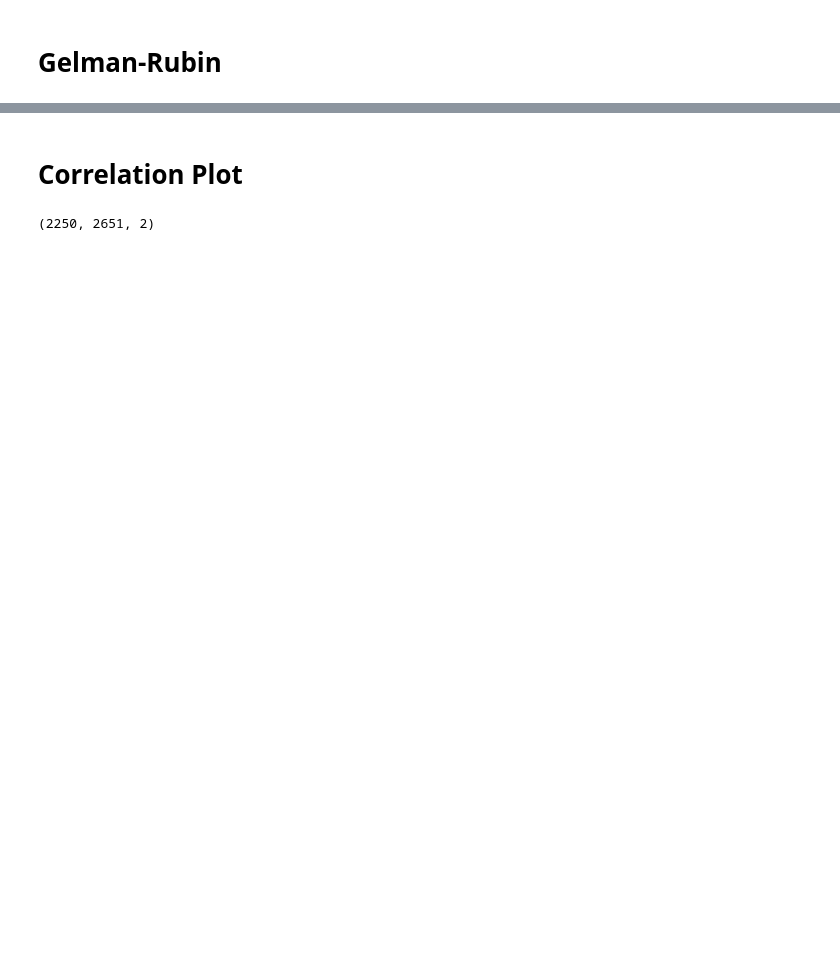
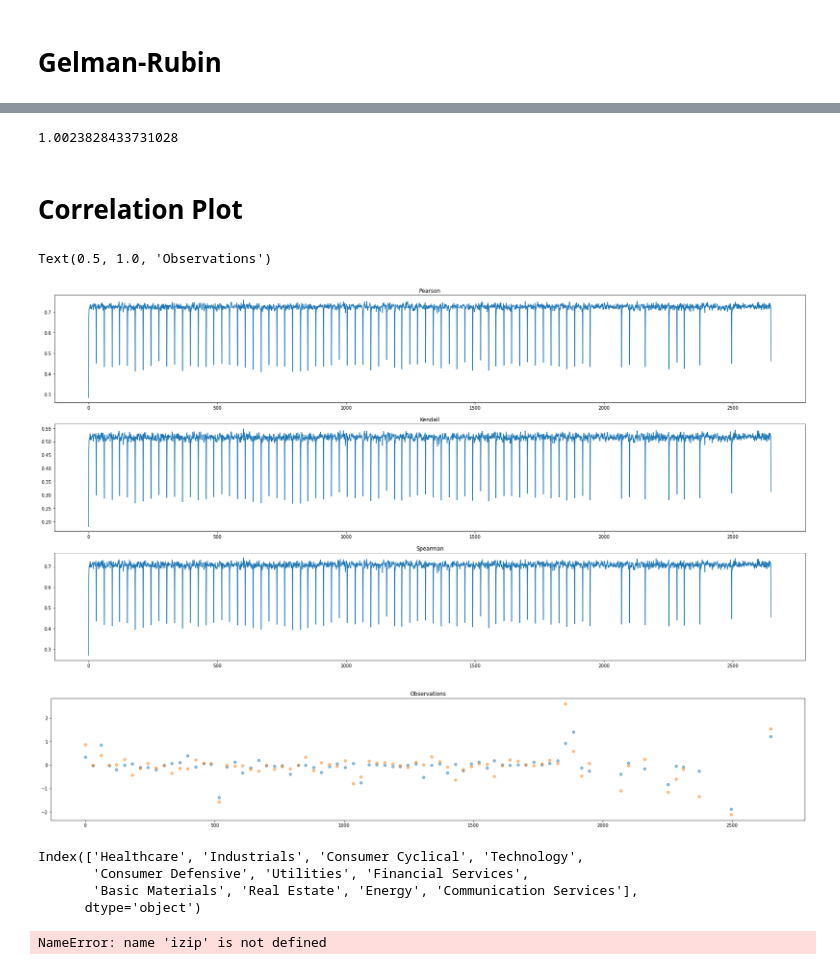
Before and after one commit to ragnarlevi/GTST, a Jupyter notebook: Analysis/Gibbs_analysis.ipynb, the cells around one changed output, grey strips where cells are left out. Cells and saved outputs as stored; diff of their text form; code cells hidden in the pictures; blank space fills up the shorter version.

Commit message:
index

```diff
--- a/Analysis/Gibbs_analysis.ipynb
+++ b/Analysis/Gibbs_analysis.ipynb
@@ -150,38 +221,61 @@ R for G11 is 1.1636036908084055
+# %%
+arviz.rhat(w11_arr)
+# %% [output]
+1.0023828433731028
 # %% [markdown]
 # Correlation Plot
-# %%
-states.shape
-# %% [output]
-(2250, 2651, 2)
 # %%
-fig, ax = plt.subplots(3,1, figsize = (30,20))
+fig, ax = plt.subplots(3,1, figsize = (30,15))
 
 
 pearson = []
 kendall = []
 spearman = []
 
 
-for i in range(1,states.shape[1]]):
-    pearson.append(np.corrcoef(states[:,i,0], states[:,i,1]])[0,1])
-    kendall.append(scipy.stats.spearmanr(states[:,i,0], states[:,i,1]])[0])
-    spearman.append(scipy.stats.kendalltau(states[:,i,0], states[:,i,1])[0])
+for i in range(1,states.shape[1]):
+    pearson.append(np.corrcoef(states[:,i,0], states[:,i,1])[0,1])
+    spearman.append(scipy.stats.spearmanr(states[:,i,0], states[:,i,1])[0])
+    kendall.append(scipy.stats.kendalltau(states[:,i,0], states[:,i,1])[0])
 
-ax[0].plot(ok)
-ax[0].set_title("Correlation")
-
-y1mask = np.isfinite(y_obs[:,0])
-y2mask = np.isfinite(y_obs[:,1])
-ymask = y1mask & y2mask
-
-for i in range(y_obs.shape[0]):
+ax[0].plot(pearson)
+ax[0].set_title("Pearson")
+ax[1].plot(kendall)
+ax[1].set_title("Kendall")
+ax[2].plot(spearman)
+ax[2].set_title("Spearman")
 
 
-    if ymask[i]:
-        ax[0].axvline(x = i, color = 'b', alpha = 0.3)
+esg_pivot_shifted_refined_diff = pd.read_pickle('../Yahoo/refined.pkl')
 
+# Extract pair
+# esg_pivot_shifted_refined_diff = pd.read_pickle('../Yahoo/refined.pkl')
+# y_obs = np.array(esg_pivot_shifted_refined_diff[['GWW', 'ALLE']])
+esg_pivot_shifted_refined_diff = pd.read_pickle('../Yahoo/sector_index.pkl')
+y_obs = np.array(esg_pivot_shifted_refined_diff[['Industrials', 'Healthcare']])
 
-ax[1].scatter(range(y_obs.shape[0]), y_obs[:,0], alpha = 0.5)
-ax[1].scatter(range(y_obs.shape[0]), y_obs[:,1], alpha = 0.5)
-ax[1].set_title(f'Observations')
-#ax[2].scatter(states_gibbs_pair[500:,609, 0], states_gibbs_pair[500:,609, 1])
+fig, ax = plt.subplots(1,1, figsize = (30,5))
+ax.scatter(range(y_obs.shape[0]), y_obs[:,0], alpha = 0.5)
+ax.scatter(range(y_obs.shape[0]), y_obs[:,1], alpha = 0.5)
+ax.set_title(f'Observations')
+# %% [output]
+Text(0.5, 1.0, 'Observations')
+[figure, added]
+[figure, added]
+# %%
+import multiprocessing
+import pandas as pd
+multiprocessing.cpu_count()
+esg_pivot_shifted_refined_diff = pd.read_pickle('../Yahoo/sector_index.pkl')
+esg_pivot_shifted_refined_diff.columns
+# %% [output]
+Index(['Healthcare', 'Industrials', 'Consumer Cyclical', 'Technology',
+       'Consumer Defensive', 'Utilities', 'Financial Services',
+       'Basic Materials', 'Real Estate', 'Energy', 'Communication Services'],
+      dtype='object')
+# %%
+esg1 = ['Healthcare', 'Healthcare','Healthcare', 'Healthcare','Healthcare', 'Healthcare','Healthcare', 'Healthcare']
+esg2 = ['Industrials', 'Consumer Cyclical', 'Technology', 'Consumer Defensive', 'Utilities', 'Financial Services', 'Basic Materials', 'Real Estate']
+list(izip(esg1, esg2))
+# %% [output]
+NameError: name 'izip' is not defined
```
Also changed, not shown: parts of 15 cells of this notebook, 3 other files.
